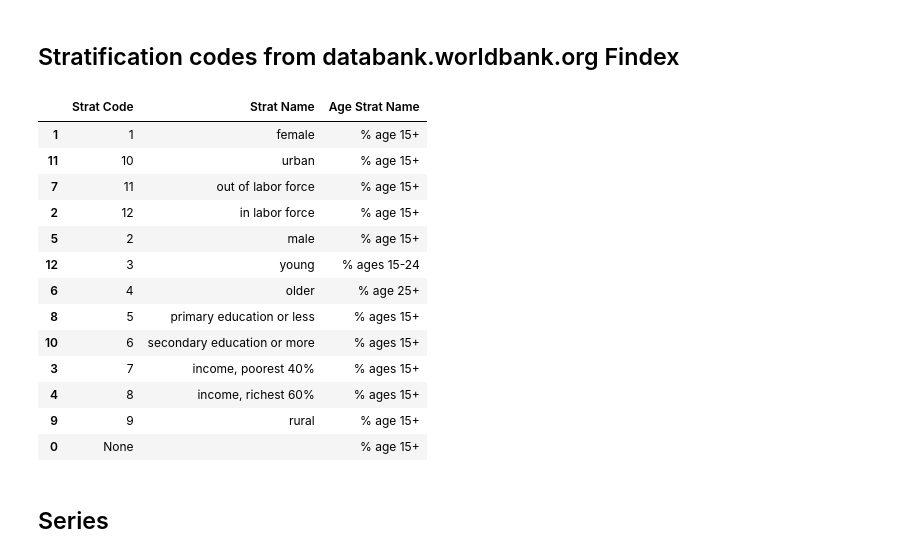
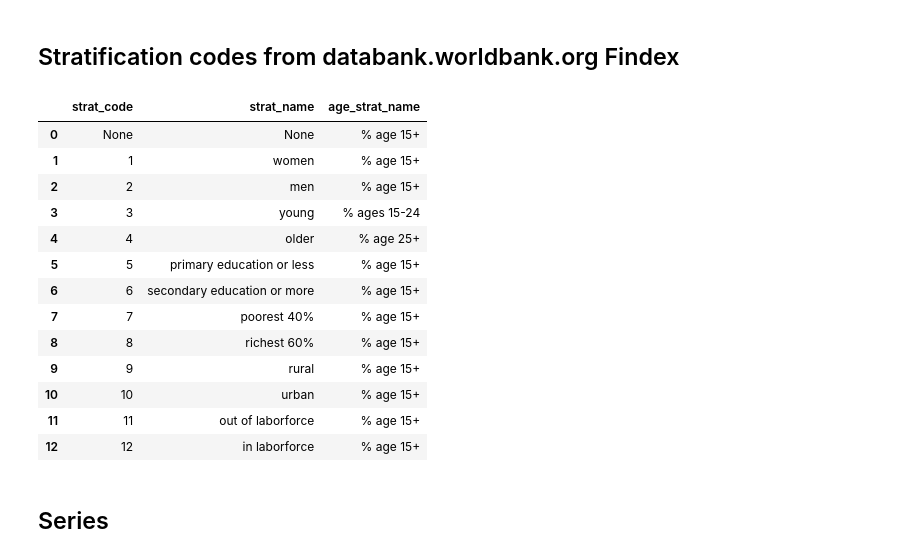
Before and after one commit to reebme/curated-data-sqlite, a Jupyter notebook: notebooks/01_findex_etl.ipynb, the cells around one changed output. Saved outputs shown, nothing was run; the diff lists cells and outputs as text; code cells hidden in the pictures.

Commit message:
Added stratification names and codes extraction from fin45 group.

```diff
--- a/notebooks/01_findex_etl.ipynb
+++ b/notebooks/01_findex_etl.ipynb
@@ -296,20 +273,0 @@ data_series["Age Strat Name"] = age_strat_name
-# %%
-stratification_codes = data_series[["Strat Code", "Strat Name", "Age Strat Name"]].copy()
-stratification_codes.drop_duplicates(inplace = True)
-stratification_codes.sort_values(by = ["Strat Code"], inplace = True)
-stratification_codes
-# %% [output]
-|  | Strat Code | Strat Name | Age Strat Name |
-| 1 | 1 | female | % age 15+ |
-| 11 | 10 | urban | % age 15+ |
-| 7 | 11 | out of labor force | % age 15+ |
-| 2 | 12 | in labor force | % age 15+ |
-| 5 | 2 | male | % age 15+ |
-| 12 | 3 | young | % ages 15-24 |
-| 6 | 4 | older | % age 25+ |
-| 8 | 5 | primary education or less | % ages 15+ |
-| 10 | 6 | secondary education or more | % ages 15+ |
-| 3 | 7 | income, poorest 40% | % ages 15+ |
-| 4 | 8 | income, richest 60% | % ages 15+ |
-| 9 | 9 | rural | % age 15+ |
-| 0 | None |  | % age 15+ |
@@ -316,3 +277,61 @@ stratification_codes
+# %%
+# match name strings
+# isolate groups for the optional name of the stratified group
+# and the age group
+strat_name_pattern = r"[A-Za-z ]+:[A-Za-z ]+(?:,(.*))?\((.*)\)"
+series_data["match"] = series_data["Series Name"].apply(
+    lambda series_name: re.fullmatch(strat_name_pattern, series_name)
+)
+series_data["strat_name"] = series_data["match"].apply(
+    lambda m: (
+      m.group(1).strip()
+    ) if m.group(1) is not None
+    else None
+)
+series_data["age_strat_name"] = series_data["match"].apply(
+    lambda m: (
+      m.group(2).strip()
+    ) if m.group(2) is not None
+    else None
+)
+series_data.drop(columns={"match"}, inplace=True)
+# %%
+strat_code_pattern = r"[^.]*(?:\.(.*))?"
+series_data["match"] = series_data["Series Code"].apply(
+    lambda ind: re.fullmatch(strat_code_pattern, ind)
+)
+series_data["strat_code"] = series_data["match"].apply(
+    lambda m: m.group(1).strip()
+    if m.group(1) is not None
+    else None
+)
+# %%
+strat_codes = (
+    series_data[["strat_code", "strat_name", "age_strat_name"]]
+        .drop_duplicates()
+        .sort_values(
+            by="strat_code",
+            key=lambda c: pd.to_numeric(c),
+            na_position="first"
+        )
+        .reset_index(drop=True)
+)
+strat_codes
+# %% [output]
+|  | strat_code | strat_name | age_strat_name |
+| 0 | None | None | % age 15+ |
+| 1 | 1 | women | % age 15+ |
+| 2 | 2 | men | % age 15+ |
+| 3 | 3 | young | % ages 15-24 |
+| 4 | 4 | older | % age 25+ |
+| 5 | 5 | primary education or less | % age 15+ |
+| 6 | 6 | secondary education or more | % age 15+ |
+| 7 | 7 | poorest 40% | % age 15+ |
+| 8 | 8 | richest 60% | % age 15+ |
+| 9 | 9 | rural | % age 15+ |
+| 10 | 10 | urban | % age 15+ |
+| 11 | 11 | out of laborforce | % age 15+ |
+| 12 | 12 | in laborforce | % age 15+ |
 # %% [markdown]
 ## Series
 # %% [markdown]
```
Also changed, not shown: parts of 3 cells of this notebook.
